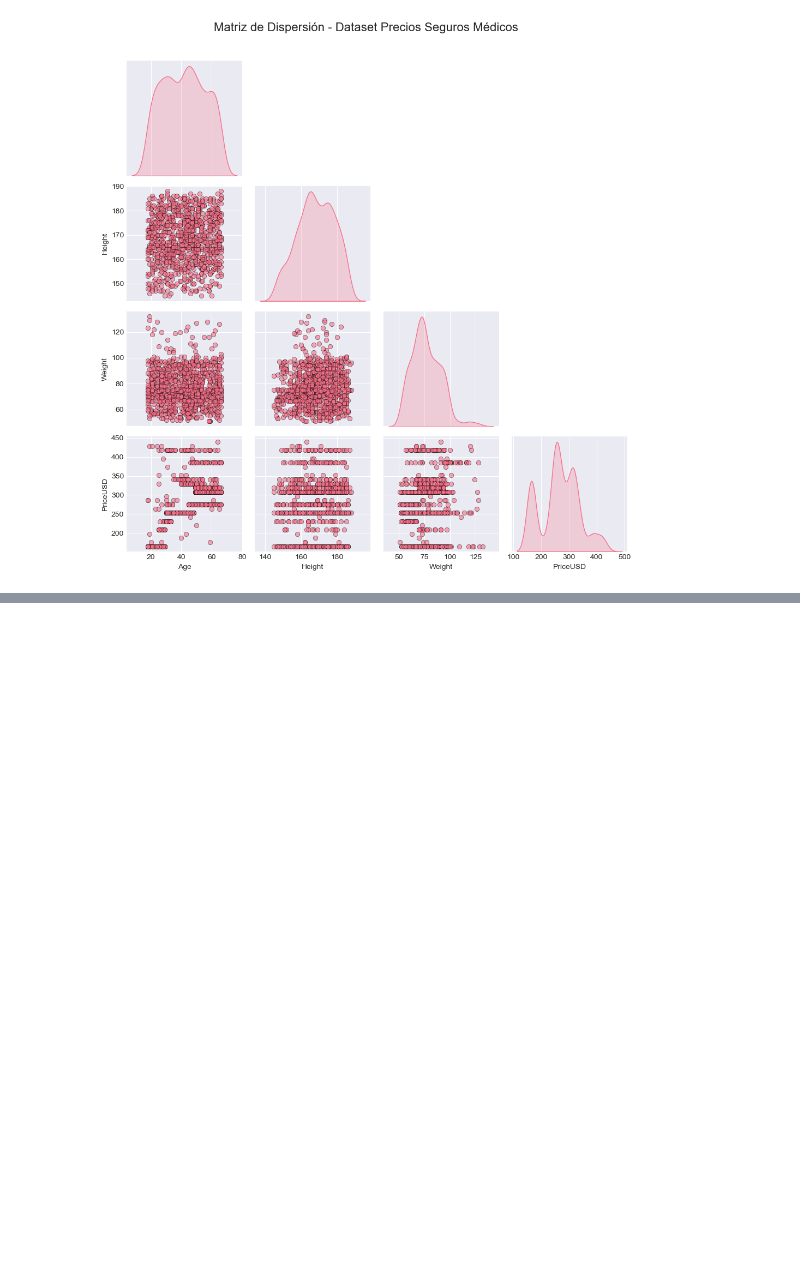
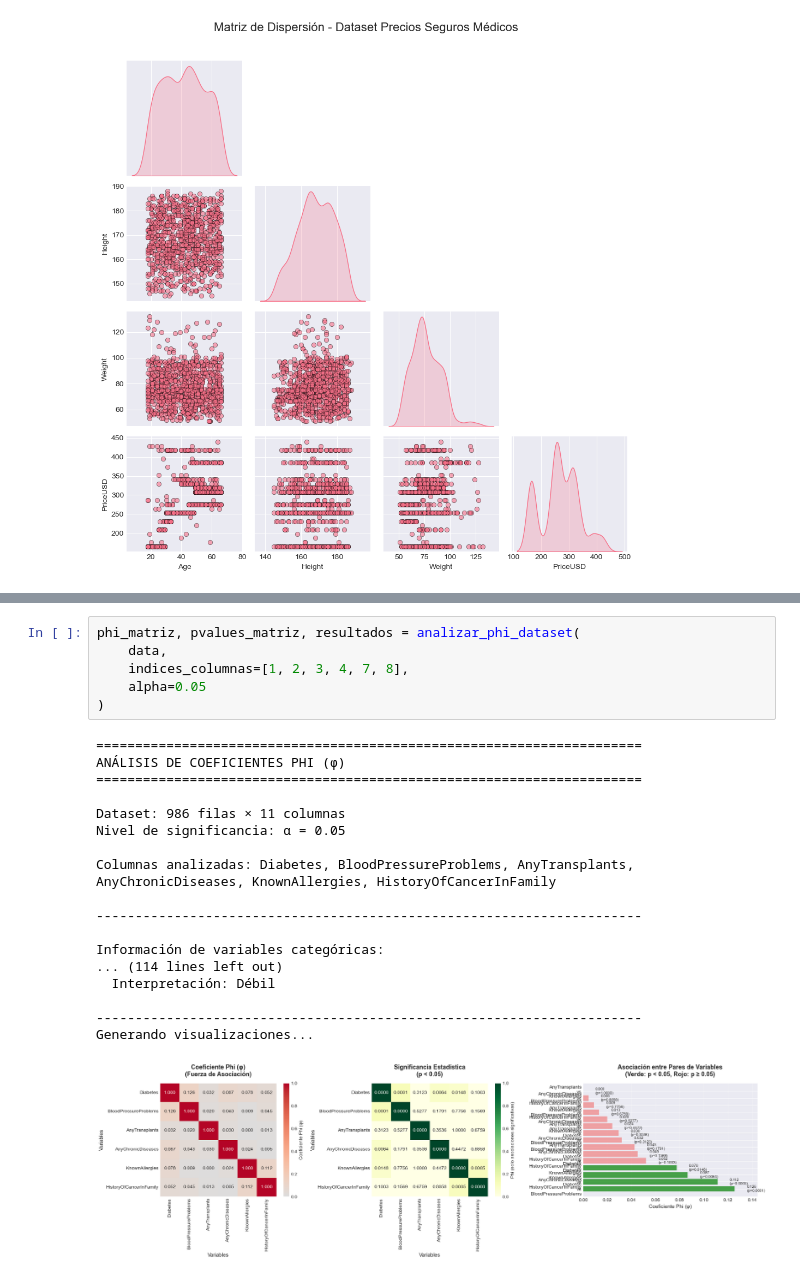
Before and after one commit to AleCarregha/Proyecto_Final_Mineria_INNOVAdores, a Jupyter notebook: Proyecto_final.ipynb, the cells around one changed output, grey strips where cells are left out. Cells and saved outputs as stored; diff of their text form; blank space fills up the shorter version.

```diff
--- a/Proyecto_final.ipynb
+++ b/Proyecto_final.ipynb
@@ -200,0 +466,25 @@ plt.show()
+# %%
+phi_matriz, pvalues_matriz, resultados = analizar_phi_dataset(
+    data,
+    indices_columnas=[1, 2, 3, 4, 7, 8],
+    alpha=0.05
+)
+# %% [output]
+======================================================================
+ANÁLISIS DE COEFICIENTES PHI (φ)
+======================================================================
+
+Dataset: 986 filas × 11 columnas
+Nivel de significancia: α = 0.05
+
+Columnas analizadas: Diabetes, BloodPressureProblems, AnyTransplants, AnyChronicDiseases, KnownAllergies, HistoryOfCancerInFamily
+
+----------------------------------------------------------------------
+
+Información de variables categóricas:
+... (114 lines left out)
+  Interpretación: Débil
+
+----------------------------------------------------------------------
+Generando visualizaciones...
+[figure, added]
```
Also changed, not shown: parts of 2 cells of this notebook.
